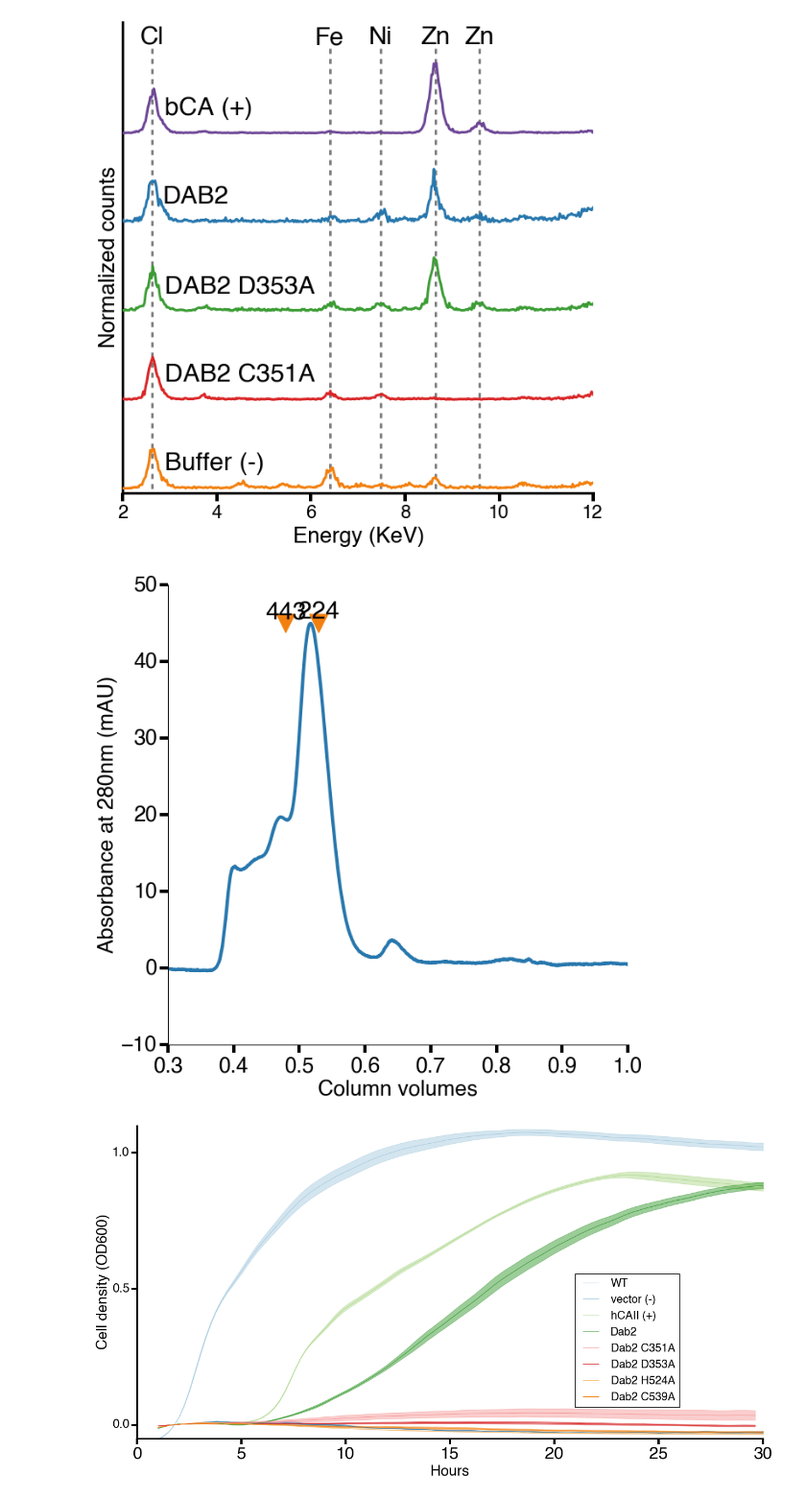
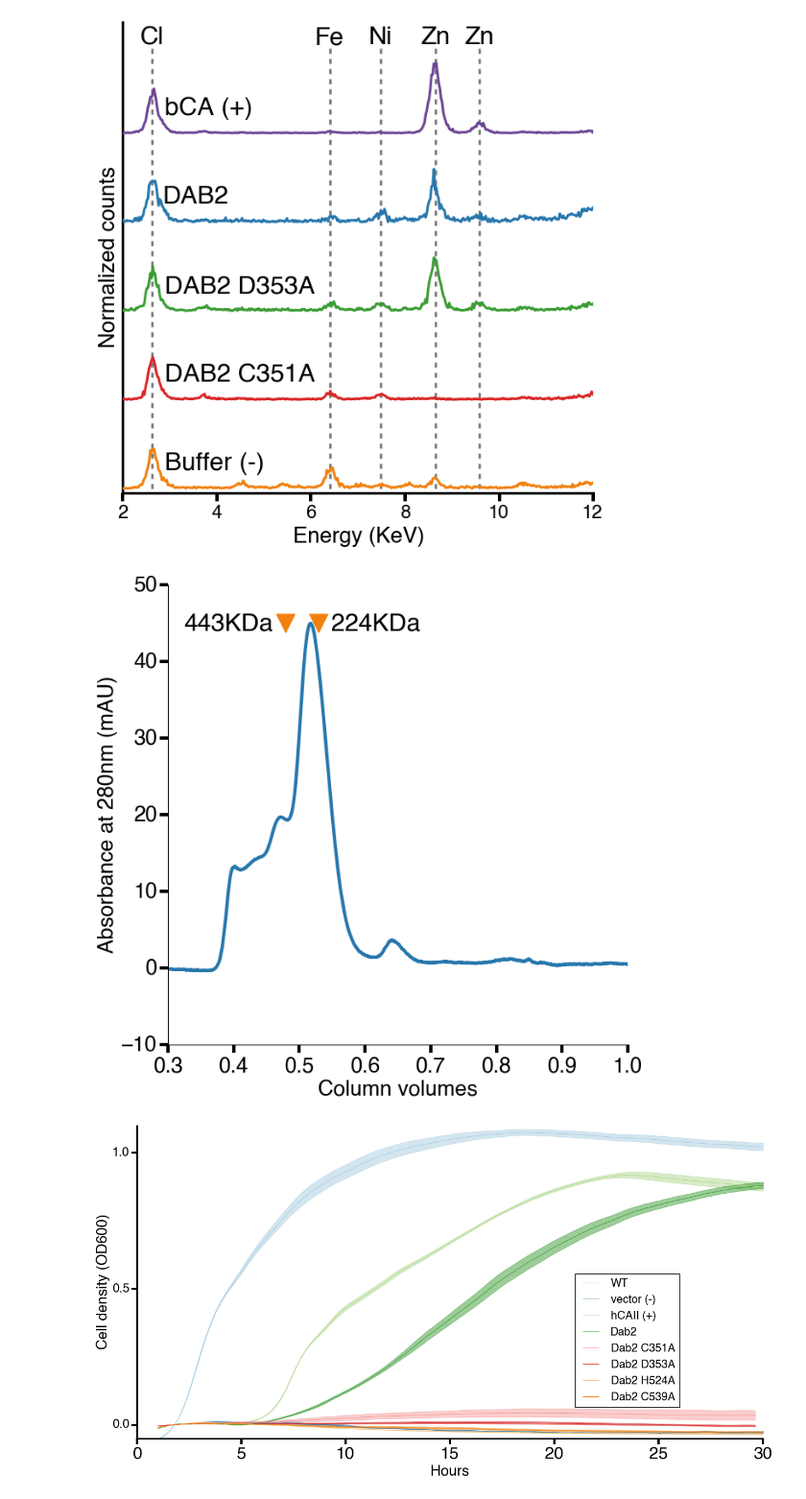
Before and after one commit to jackdesmarais/DabTransporterPaper, a Jupyter notebook: scripts/figure 4 DabA2 point mutants.ipynb, the cells around one changed output. Shown at 96% size. Cells and saved outputs as stored; diff of their text form; code cells hidden in the pictures.

```diff
--- a/scripts/figure 4 DabA2 point mutants.ipynb
+++ b/scripts/figure 4 DabA2 point mutants.ipynb
@@ -317,36 +317,37 @@ ax.spines['top'].set_visible(False)
 
 peak=s200['UV 1_280_ml'][s200['UV 1_280_mAU']==max(s200['UV 1_280_mAU'])].iloc[0]/2.4
 bX=1.15/2.4
 bY=443
 lX=1.27/2.4
 lY=224
 slope=(lY-bY)/(lX-bX)
 kDa = bY+slope*(peak-bX)
 peak_height = s200[s200['UV 1_280_ml']==peak*2.4]['UV 1_280_mAU'].iloc[0]
 plt.scatter([bX,lX],[peak_height]*2,s = 500,marker='v',color=qual_palette[7])
 
-plt.text(bX,peak_height,'%d'%bY,ha='center',va='bottom')
-plt.text(lX,peak_height,'%d'%lY,ha='center',va='bottom')
+offset = 0.02
+plt.text(bX-offset,peak_height,'%dKDa'%bY,ha='right',va='center')
+plt.text(lX+offset,peak_height,'%dKDa'%lY,ha='left',va='center')
 
 
 # plt.axvline(peak,label=kDa,c='g')
 
 # plt.axvline(bX,label=bY,c='r')
 # plt.axvline(lX,label=lY,c='k')
 
 # Only show ticks on the left and bottom spines
 ax.yaxis.set_ticks_position('left')
 ax.xaxis.set_ticks_position('bottom')
 
 # plt.ylim(-0.5,50)
 
 # plt.legend()
 
 plt.savefig('fig4/fig4PanelS3.eps',
            format='eps',bbox_inches='tight')
 plt.show()
 # %% [output]
-[figure, old version]
+[figure, new version]
 # %%
 fig,ax = plt.subplots(figsize=(20,10))
 
```
Also changed, not shown: 25 other files.
